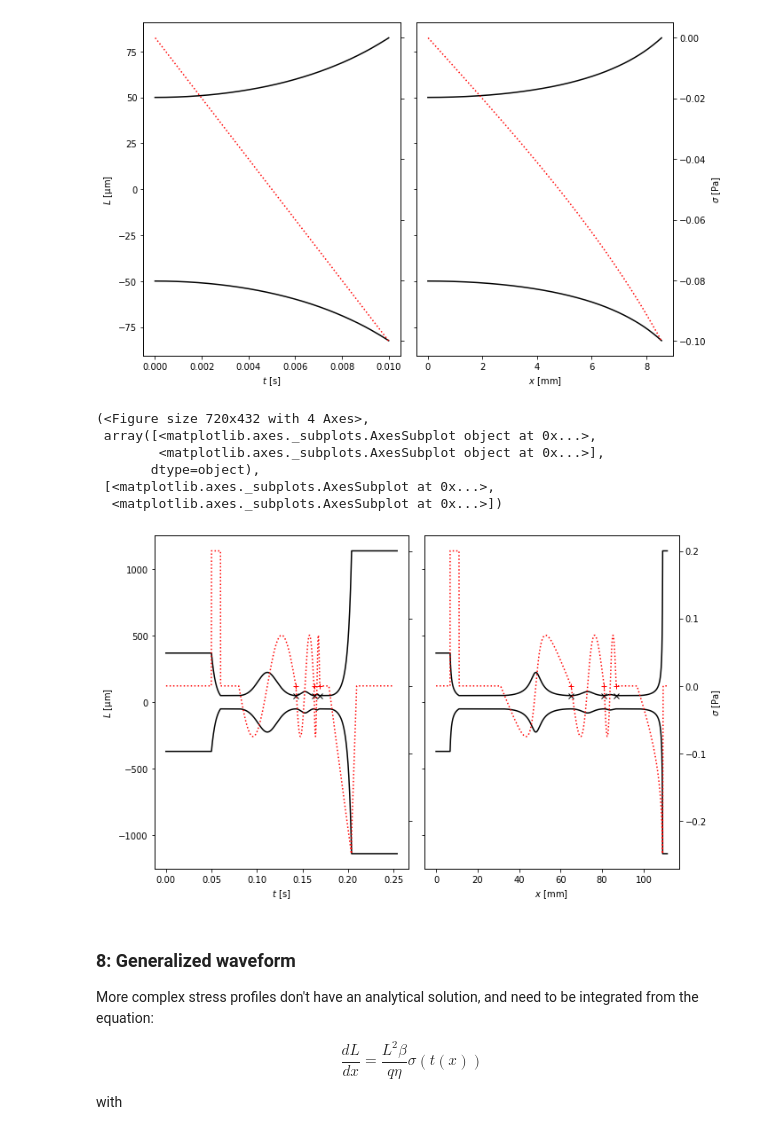
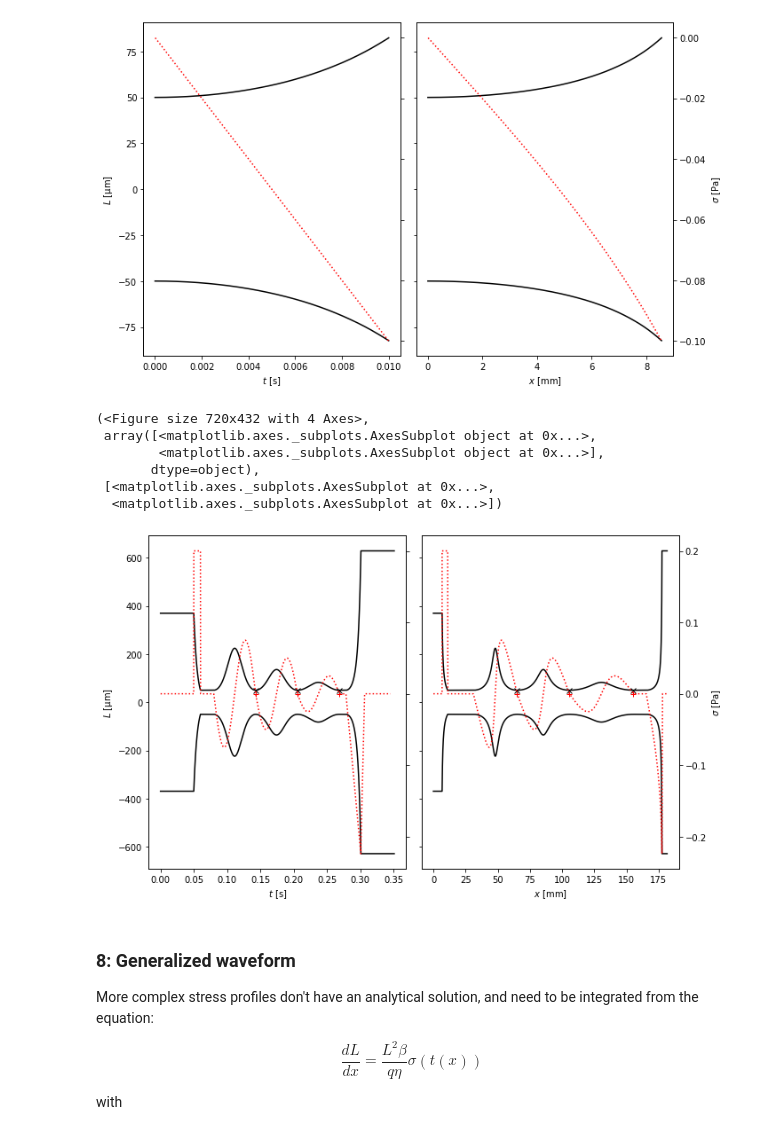
Before and after one commit to steaime/Rheoflupy, a Jupyter notebook: Tutorial_ChannelDesign.ipynb, the cells around one changed output. Cells and saved outputs as stored; diff of their text form; code cells hidden in the pictures.

```diff
--- a/Tutorial_ChannelDesign.ipynb
+++ b/Tutorial_ChannelDesign.ipynb
@@ -511,23 +511,23 @@ _ = csa.plot_channel(*cd.linramp_dimensional(sigmadot=-10, tmax=0.01, L0=1e-4, n
 # %%
 flow_q = 1e-4
 x, L = cd.concatenate_channels([cd.creep_and_relax(0.2, tcreep=0.01, trelax=0.02, L0=1e-4, npts=1000, \
                                                    q=flow_q, t0=0.05, L0_end=True), \
-                                cd.channel_shape(omega=np.geomspace(100, 1000, 3), sigma=0.075, L0=1e-4, q=flow_q, \
+                                cd.channel_shape(omega=100, sigma=[0.075, 0.05, 0.025], L0=1e-4, q=flow_q, \
                                                  eta=1e-3, nperiods=1), \
                                 cd.creep_dimensional(0, tmax=0.01, L0=1e-4, npts=10, q=flow_q, eta=1e-3, beta=1, zeta=1), \
-                                cd.linramp_dimensional(sigmadot=-10, tmax=0.025, L0=1e-4, npts=1000, \
+                                cd.linramp_dimensional(sigmadot=-10, tmax=0.0225, L0=1e-4, npts=1000, \
                                                        q=flow_q, eta=1e-3, beta=1, zeta=1)])
 x, L = cd.concatenate_channels([[x, L], \
                                 cd.creep_dimensional(0, tmax=0.05, L0=L[-1], npts=10, q=flow_q, eta=1e-3, beta=1, zeta=1)])
 csa.plot_channel(x, L, t=None, q=flow_q, export_fname='out\\rheo_protocol.txt')
 # %% [output]
 (<Figure size 720x432 with 4 Axes>,
  array([<matplotlib.axes._subplots.AxesSubplot object at 0x...>,
         <matplotlib.axes._subplots.AxesSubplot object at 0x...>],
        dtype=object),
  [<matplotlib.axes._subplots.AxesSubplot at 0x...>,
   <matplotlib.axes._subplots.AxesSubplot at 0x...>])
-[figure, old version]
+[figure, new version]
 # %% [markdown]
 ### 8: Generalized waveform
 
```
Also changed, not shown: 1 other file.
